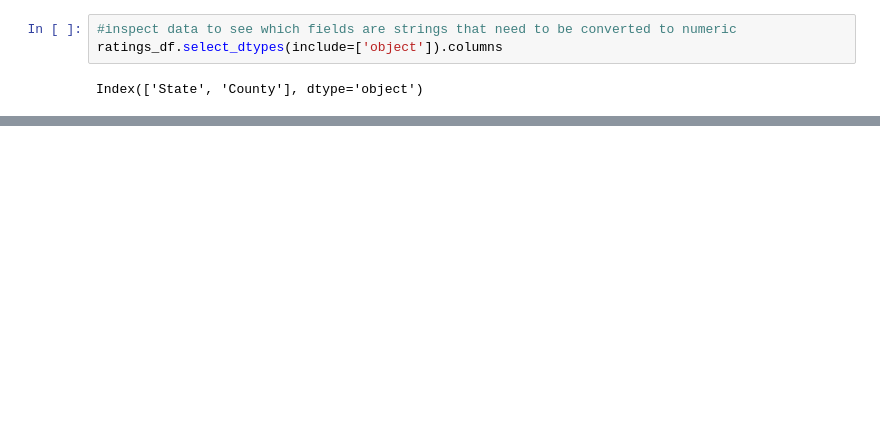
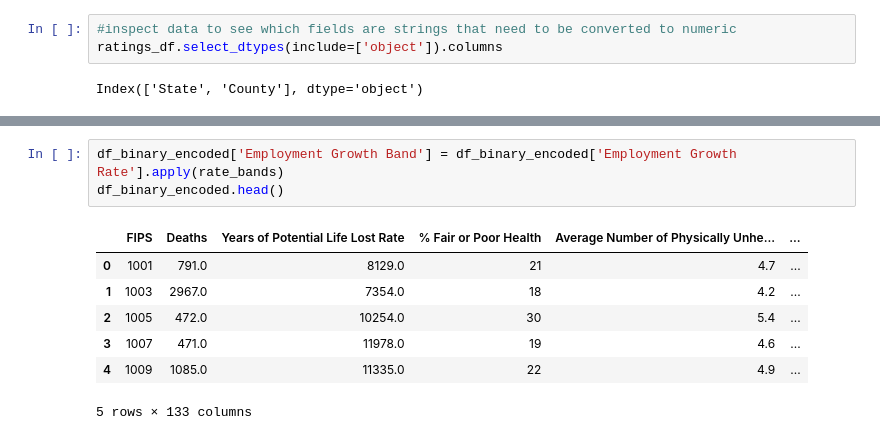
Before and after one commit to mgsrichard/EDai_exercise, a Jupyter notebook: County_Random_Forests.ipynb, the cells around one changed output, grey strips where cells are left out. Drawn from its saved outputs; the diff is of its cells as text; blank space fills up the shorter version.

```diff
--- a/County_Random_Forests.ipynb
+++ b/County_Random_Forests.ipynb
@@ -92,0 +120,11 @@ Reshape your data either using array.reshape(-1, 1) if your data has a single fe
+# %%
+df_binary_encoded['Employment Growth Band'] = df_binary_encoded['Employment Growth Rate'].apply(rate_bands)
+df_binary_encoded.head()
+# %% [output]
+|  | FIPS | Deaths | Years of Potential Life Lost Rate | % Fair or Poor Health | Average Number of Physically Unhe... | ... |
+| 0 | 1001 | 791.0 | 8129.0 | 21 | 4.7 | ... |
+| 1 | 1003 | 2967.0 | 7354.0 | 18 | 4.2 | ... |
+| 2 | 1005 | 472.0 | 10254.0 | 30 | 5.4 | ... |
+| 3 | 1007 | 471.0 | 11978.0 | 19 | 4.6 | ... |
+| 4 | 1009 | 1085.0 | 11335.0 | 22 | 4.9 | ... |
+5 rows × 133 columns
```
Also changed, not shown: parts of 15 cells of this notebook.
